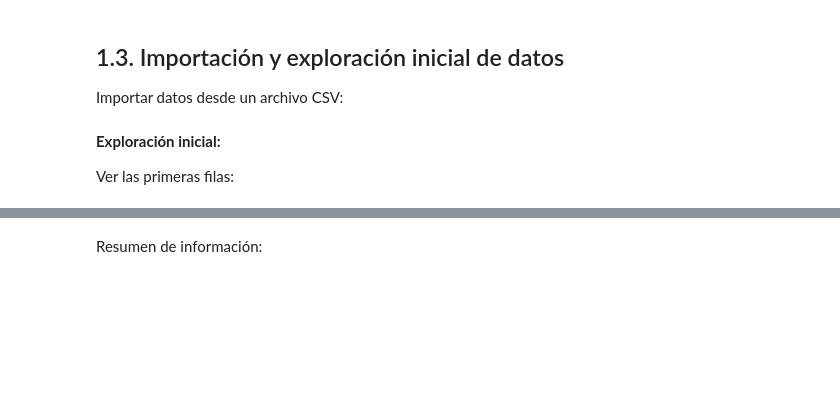
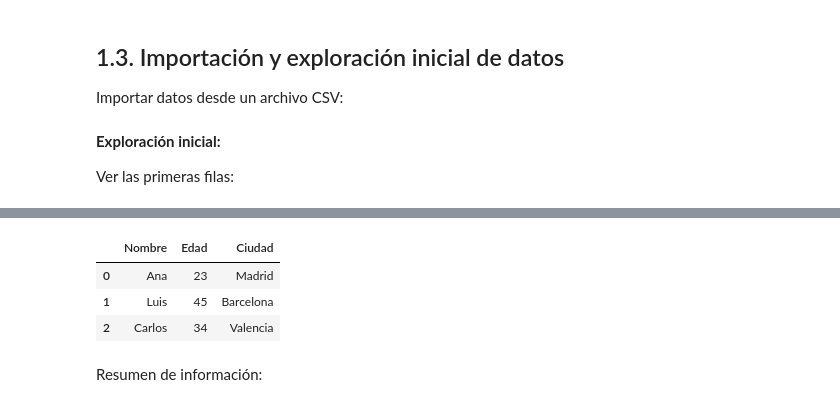
Before and after one commit to RodrigoGuedesDP/IA, a Jupyter notebook: Programacion_101/07_manipulacion_de_datos_con_pandas.ipynb, the cells around one changed output, grey strips where cells are left out. Cells and saved outputs as stored; diff of their text form; code cells hidden in the pictures; blank space fills up the shorter version.

```diff
--- a/Programacion_101/07_manipulacion_de_datos_con_pandas.ipynb
+++ b/Programacion_101/07_manipulacion_de_datos_con_pandas.ipynb
@@ -73,2 +106,9 @@ print(df.head())  # Muestra las primeras 5 filas
+# %%
+df.head(4)
+# %% [output]
+|  | Nombre | Edad | Ciudad |
+| 0 | Ana | 23 | Madrid |
+| 1 | Luis | 45 | Barcelona |
+| 2 | Carlos | 34 | Valencia |
 # %% [markdown]
 Resumen de información:
```
Also changed, not shown: parts of 10 cells of this notebook.
